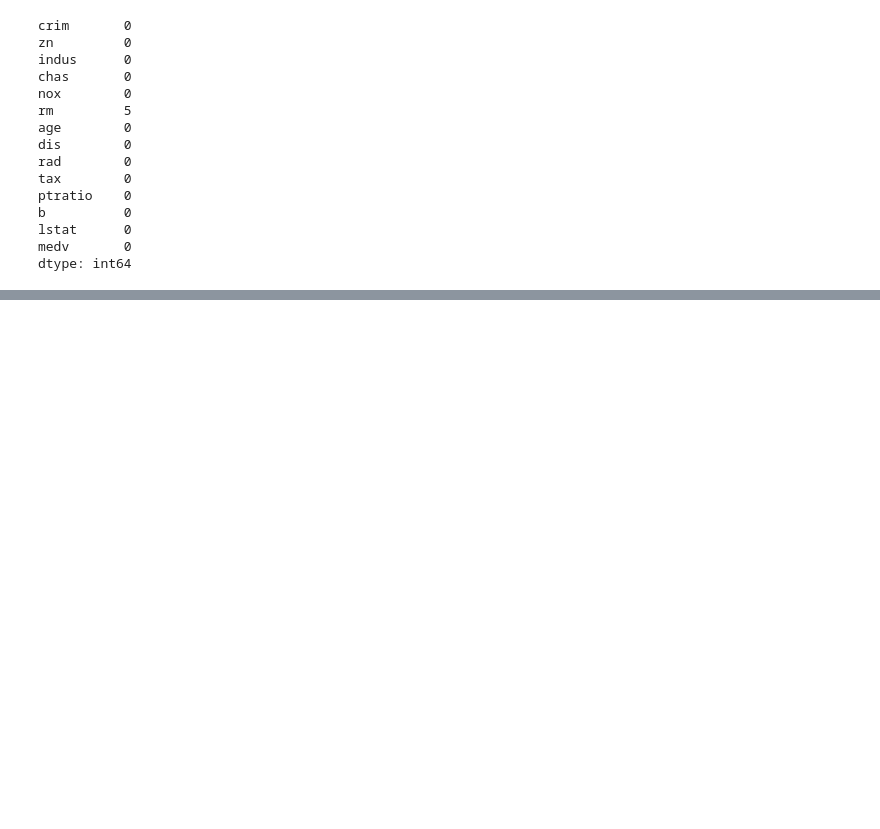
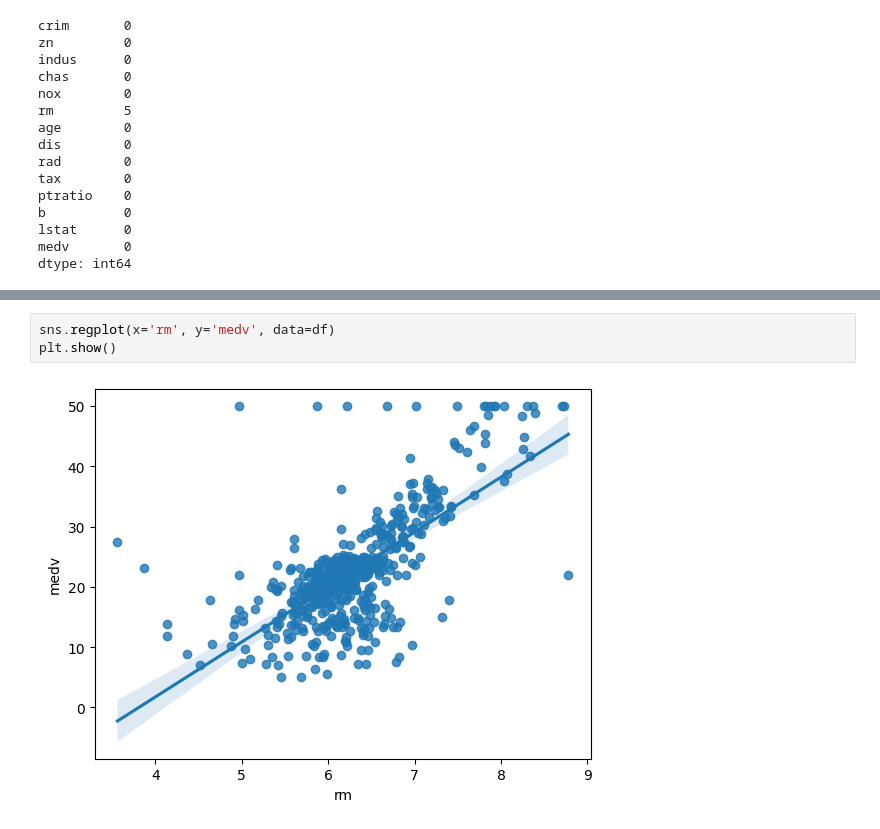
Before and after one commit to Czesiek2000/ml_ds, a Jupyter notebook: ds/linear_regression/solution.ipynb, the cells around one changed output, grey strips where cells are left out. Drawn from its saved outputs; the diff is of its cells as text; blank space fills up the shorter version.

```diff
--- a/ds/linear_regression/solution.ipynb
+++ b/ds/linear_regression/solution.ipynb
@@ -72,0 +119,5 @@ dtype: int64
+# %%
+sns.regplot(x='rm', y='medv', data=df)
+plt.show()
+# %% [output]
+[figure, added]
```
Also changed, not shown: parts of 18 cells of this notebook, 3 other files.
